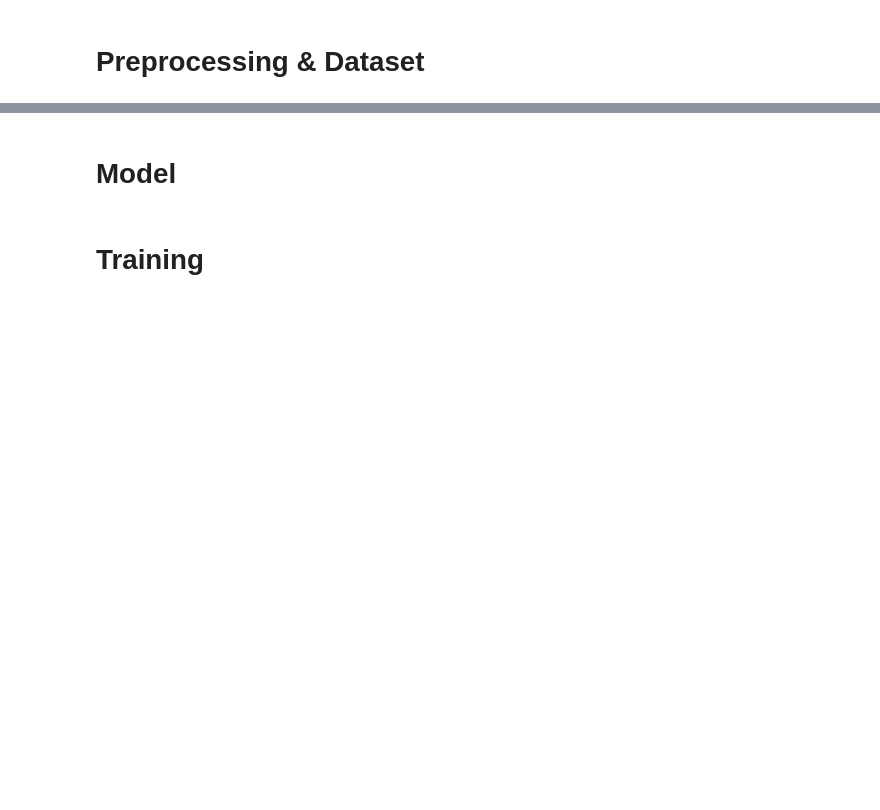
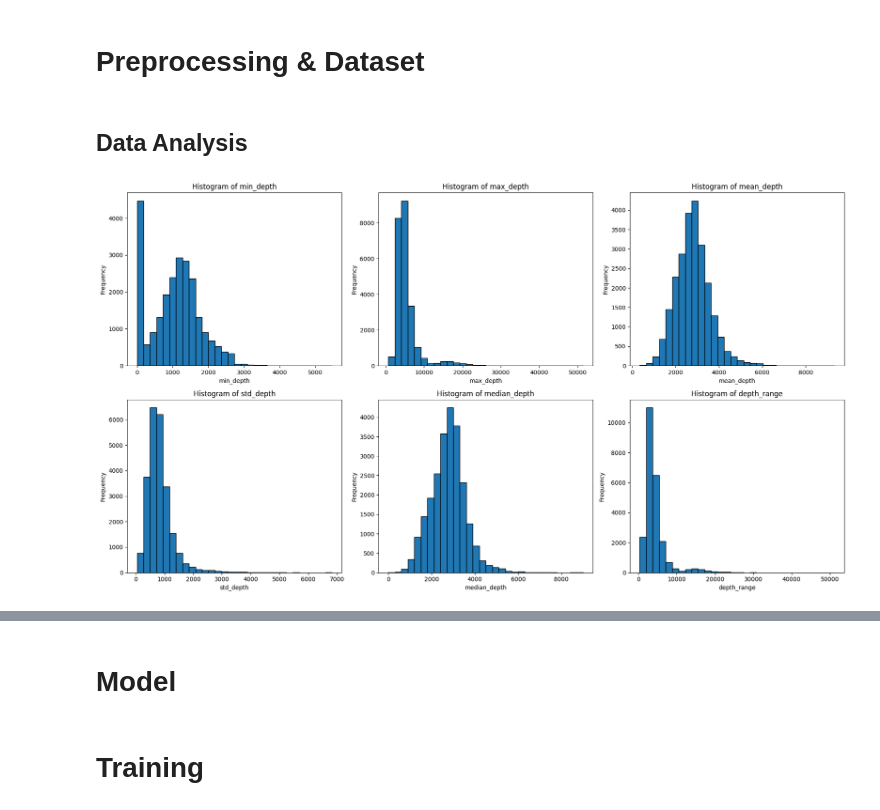
Before and after one commit to ynkf/HSLU.DSPRO2.Beyond2D, a Jupyter notebook: training.ipynb, the cells around one changed output, grey strips where cells are left out. Cells and saved outputs as stored; diff of their text form; code cells hidden in the pictures; blank space fills up the shorter version.

Commit message:
add data analysis

```diff
--- a/training.ipynb
+++ b/training.ipynb
@@ -55,0 +53,48 @@ True
+# %% [markdown]
+## Data Analysis
+# %%
+import csv
+
+with open('depth_statistics.csv', mode='w', newline='') as file:
+    writer = csv.DictWriter(file, fieldnames=['image_id', 'min_depth', 'max_depth', 'mean_depth', 'std_depth', 'median_depth', 'depth_range'])
+    writer.writeheader()
+
+    for idx, sample in enumerate(tqdm(base_dataset)):
+        try:
+            depth_array = np.array(sample['depth']).flatten()
+            image_id = sample['scene_id']
+
+            writer.writerow({
+                'image_id': image_id,
+                'min_depth': np.min(depth_array),
+                'max_depth': np.max(depth_array),
+                'mean_depth': np.mean(depth_array),
+                'std_depth': np.std(depth_array),
+                'median_depth': np.median(depth_array),
+                'depth_range': np.max(depth_array) - np.min(depth_array)
+            })
+
+        except Exception as e:
+            print(f"Error processing sample {idx}: {e}")
+# %%
+df = pd.read_csv('depth_statistics.csv')
+df.head()
+# %%
+# List of depth statistic columns to plot
+depth_metrics = ['min_depth', 'max_depth', 'mean_depth', 'std_depth', 'median_depth', 'depth_range']
+
+# Set up the figure and axes
+fig, axes = plt.subplots(nrows=2, ncols=3, figsize=(18, 10))
+axes = axes.flatten()
+
+# Generate histograms for each metric
+for idx, metric in enumerate(depth_metrics):
+    axes[idx].hist(df[metric], bins=30, edgecolor='black')
+    axes[idx].set_title(f'Histogram of {metric}')
+    axes[idx].set_xlabel(metric)
+    axes[idx].set_ylabel('Frequency')
+
+plt.tight_layout()
+plt.show()
+# %% [output]
+[figure, added]
```
Also changed, not shown: parts of 18 cells of this notebook.
